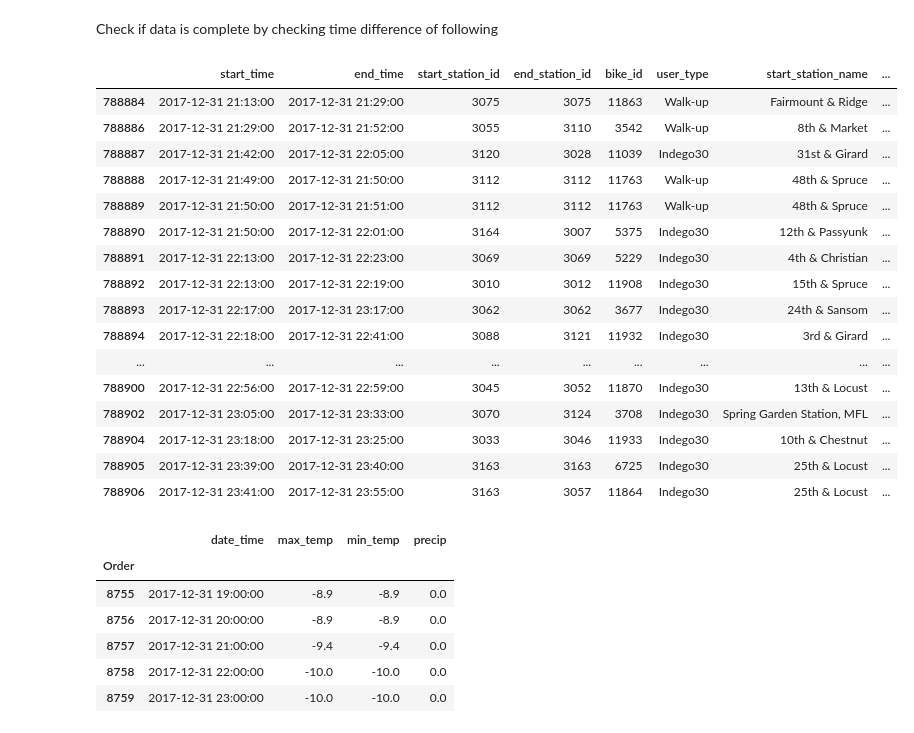
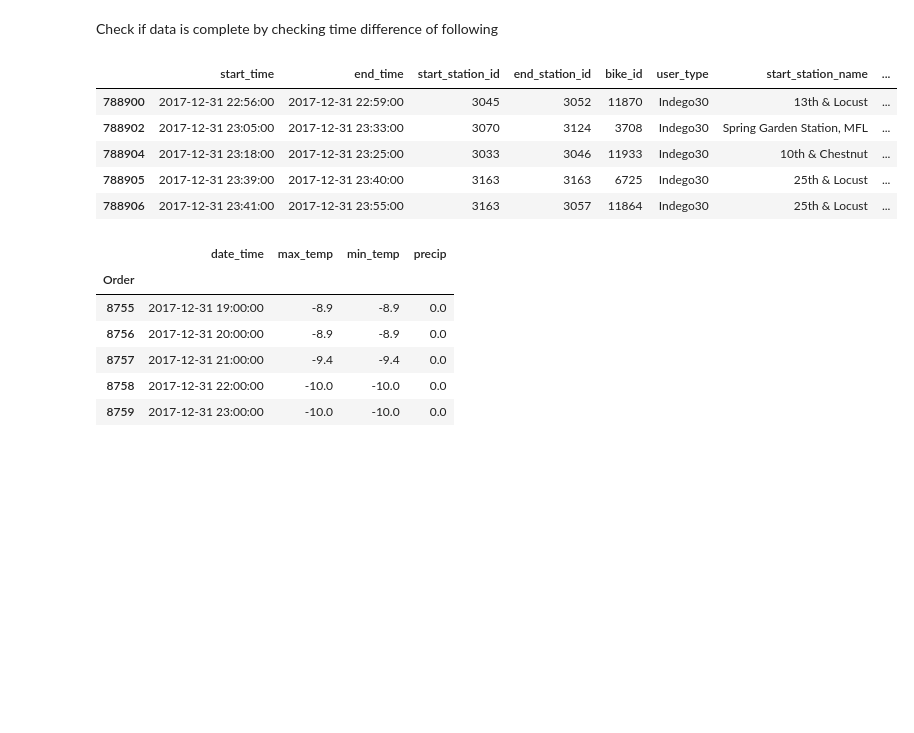
Before and after one commit to GoebelM94/dsml2021, a Jupyter notebook: notebooks/Regression.ipynb, the cells around one changed output. Drawn from its saved outputs; the diff is of its cells as text; code cells hidden in the pictures; blank space fills up the shorter version.

```diff
--- a/notebooks/Regression.ipynb
+++ b/notebooks/Regression.ipynb
@@ -118,33 +118,25 @@ def would_be_rounded_up(num):
     else:
         return False
 
+def get_precip(start_time, end_time):
+    return df_2017weather_unique["precip"][get_weather_df_row(start_time, end_time)]
+
 def get_temperature(start_time, end_time):
+    row = get_weather_df_row(start_time, end_time)
+    return (df_2017weather_unique["min_temp"][row] + df_2017weather_unique["max_temp"][row])/2
+
+def get_weather_df_row(start_time, end_time):
     duration_of_travel = end_time-start_time
     average_timestamp = end_time - datetime.fromisoformat("2017-01-01 00:00:00") - duration_of_travel/2
     weather_row = average_timestamp.total_seconds()/3600
-    as_int = int(weather_row)
-    if(as_int < 8760):
-        result = (df_2017weather_unique["min_temp"][as_int] + df_2017weather_unique["max_temp"][as_int])/2
-        return result
-    else:
-        return pd.to_datetime(0)
+    return int(weather_row)
 
 df_bikes["temperature"] = df_bikes.apply(lambda x: get_temperature(x["start_time"], x["end_time"]), axis=1)
+df_bikes["precip"] = df_bikes.apply(lambda x: get_precip(x["start_time"],x["end_time"]), axis=1)
 # %%
-df_bikes.tail(20)
+df_bikes.tail(5)
 # %% [output]
 |  | start_time | end_time | start_station_id | end_station_id | bike_id | user_type | start_station_name | ... |
-| 788884 | 2017-12-31 21:13:00 | 2017-12-31 21:29:00 | 3075 | 3075 | 11863 | Walk-up | Fairmount & Ridge | ... |
-| 788886 | 2017-12-31 21:29:00 | 2017-12-31 21:52:00 | 3055 | 3110 | 3542 | Walk-up | 8th & Market | ... |
-| 788887 | 2017-12-31 21:42:00 | 2017-12-31 22:05:00 | 3120 | 3028 | 11039 | Indego30 | 31st & Girard | ... |
-| 788888 | 2017-12-31 21:49:00 | 2017-12-31 21:50:00 | 3112 | 3112 | 11763 | Walk-up | 48th & Spruce | ... |
-| 788889 | 2017-12-31 21:50:00 | 2017-12-31 21:51:00 | 3112 | 3112 | 11763 | Walk-up | 48th & Spruce | ... |
-| 788890 | 2017-12-31 21:50:00 | 2017-12-31 22:01:00 | 3164 | 3007 | 5375 | Indego30 | 12th & Passyunk | ... |
-| 788891 | 2017-12-31 22:13:00 | 2017-12-31 22:23:00 | 3069 | 3069 | 5229 | Indego30 | 4th & Christian | ... |
-| 788892 | 2017-12-31 22:13:00 | 2017-12-31 22:19:00 | 3010 | 3012 | 11908 | Indego30 | 15th & Spruce | ... |
-| 788893 | 2017-12-31 22:17:00 | 2017-12-31 23:17:00 | 3062 | 3062 | 3677 | Indego30 | 24th & Sansom | ... |
-| 788894 | 2017-12-31 22:18:00 | 2017-12-31 22:41:00 | 3088 | 3121 | 11932 | Indego30 | 3rd & Girard | ... |
-| ... | ... | ... | ... | ... | ... | ... | ... | ... |
 | 788900 | 2017-12-31 22:56:00 | 2017-12-31 22:59:00 | 3045 | 3052 | 11870 | Indego30 | 13th & Locust | ... |
 | 788902 | 2017-12-31 23:05:00 | 2017-12-31 23:33:00 | 3070 | 3124 | 3708 | Indego30 | Spring Garden Station, MFL | ... |
 | 788904 | 2017-12-31 23:18:00 | 2017-12-31 23:25:00 | 3033 | 3046 | 11933 | Indego30 | 10th & Chestnut | ... |
```
Also changed, not shown: parts of 20 cells of this notebook.
